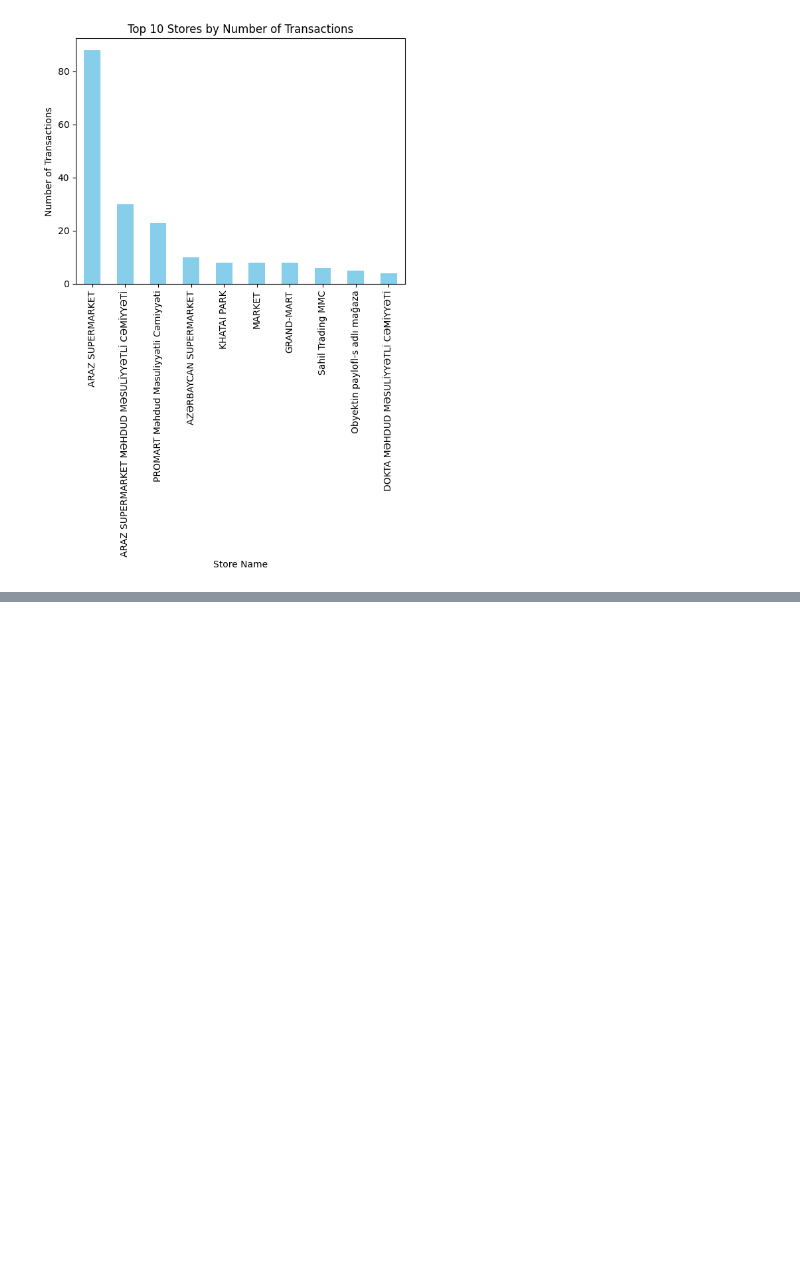
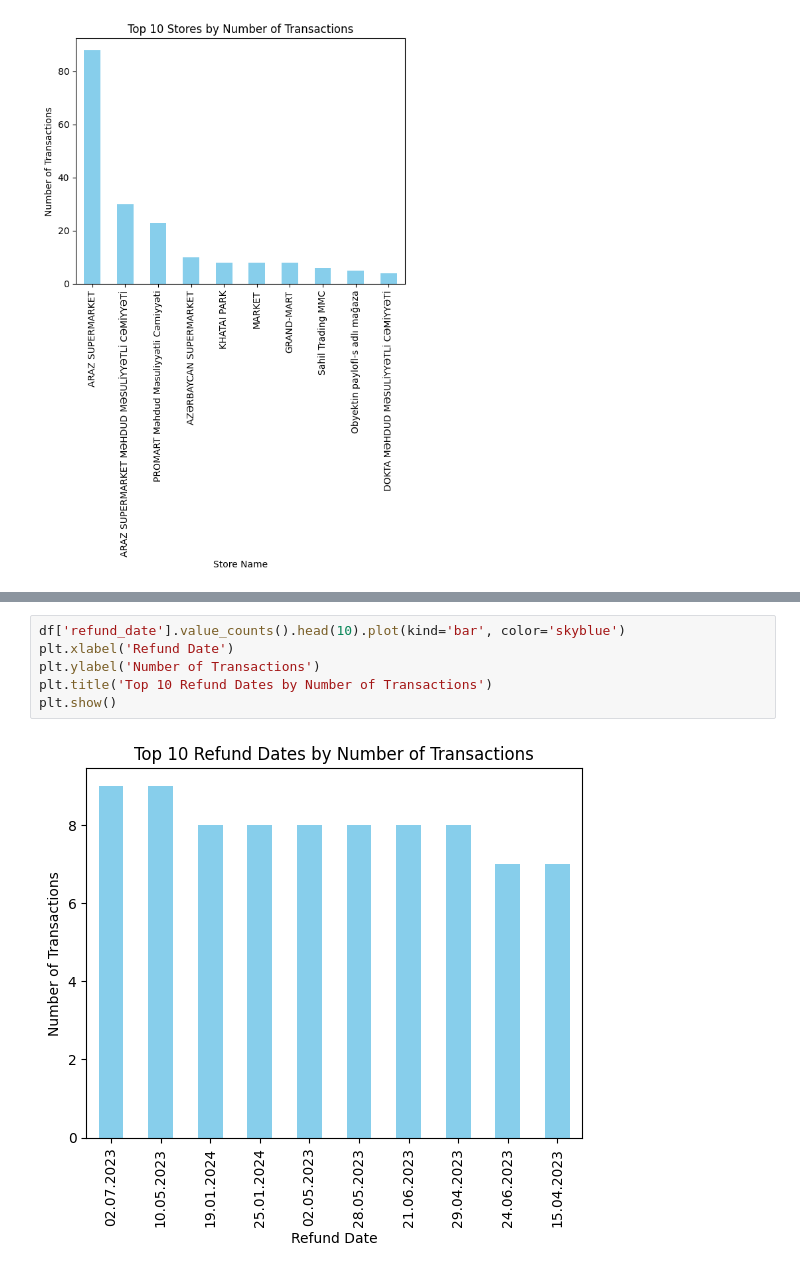
Before and after one commit to Ismat-Samadov/receipt_data, a Jupyter notebook: eda.ipynb, the cells around one changed output, grey strips where cells are left out. Drawn from its saved outputs; the diff is of its cells as text; blank space fills up the shorter version.

```diff
--- a/eda.ipynb
+++ b/eda.ipynb
@@ -104,0 +129,8 @@ plt.show()
+# %%
+df['refund_date'].value_counts().head(10).plot(kind='bar', color='skyblue')
+plt.xlabel('Refund Date')
+plt.ylabel('Number of Transactions')
+plt.title('Top 10 Refund Dates by Number of Transactions')
+plt.show()
+# %% [output]
+[figure, added]
```
Also changed, not shown: parts of 4 cells of this notebook.
